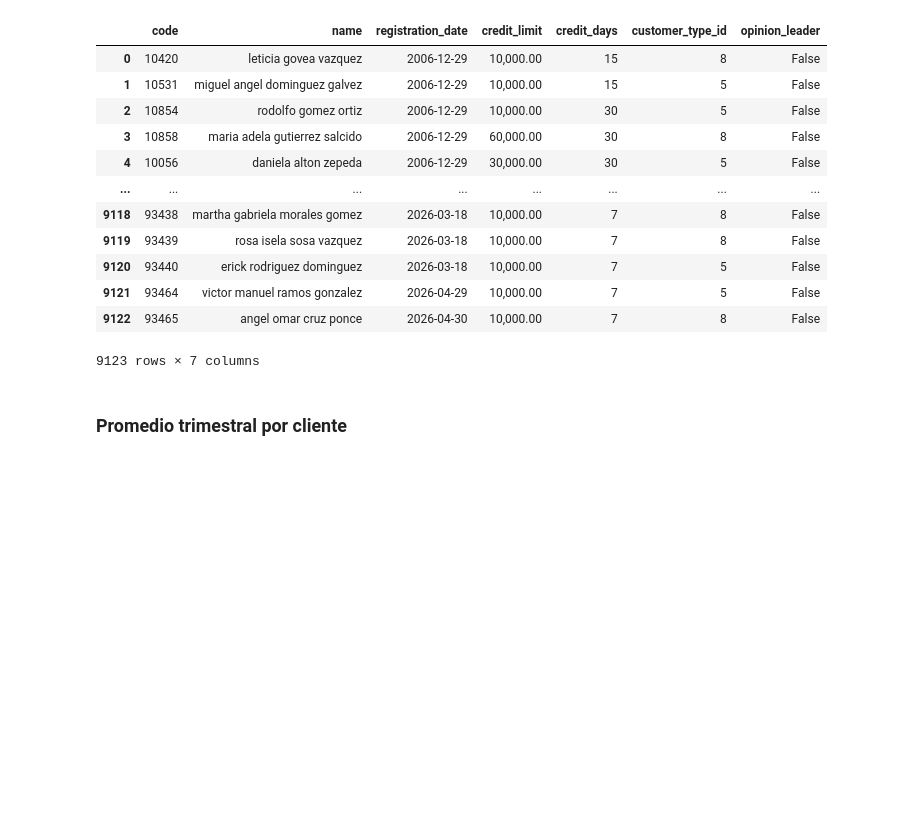
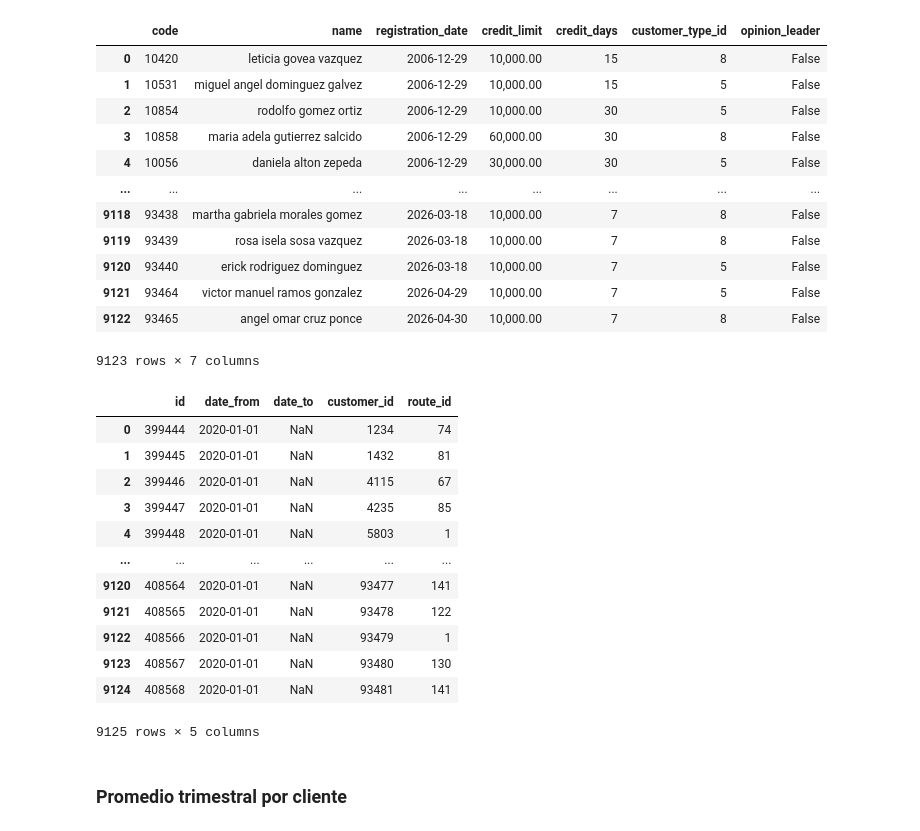
Before and after one commit to angelemmavelasco/kpis-para-creacion-de-estrategia-comercial, a Jupyter notebook: notebooks/main.ipynb, the cells around one changed output. Drawn from its saved outputs; the diff is of its cells as text; code cells hidden in the pictures; blank space fills up the shorter version.

```diff
--- a/notebooks/main.ipynb
+++ b/notebooks/main.ipynb
@@ -57,6 +60,23 @@ display(customers)
 | 9121 | 93464 | victor manuel ramos gonzalez | 2026-04-29 | 10,000.00 | 7 | 5 | False |
 | 9122 | 93465 | angel omar cruz ponce | 2026-04-30 | 10,000.00 | 7 | 8 | False |
 9123 rows × 7 columns
+# %%
+customer_assignments = pd.read_csv('../data/customers_assignments.csv')
+display(customer_assignments)
+# %% [output]
+|  | id | date_from | date_to | customer_id | route_id |
+| 0 | 399444 | 2020-01-01 | NaN | 1234 | 74 |
+| 1 | 399445 | 2020-01-01 | NaN | 1432 | 81 |
+| 2 | 399446 | 2020-01-01 | NaN | 4115 | 67 |
+| 3 | 399447 | 2020-01-01 | NaN | 4235 | 85 |
+| 4 | 399448 | 2020-01-01 | NaN | 5803 | 1 |
+| ... | ... | ... | ... | ... | ... |
+| 9120 | 408564 | 2020-01-01 | NaN | 93477 | 141 |
+| 9121 | 408565 | 2020-01-01 | NaN | 93478 | 122 |
+| 9122 | 408566 | 2020-01-01 | NaN | 93479 | 1 |
+| 9123 | 408567 | 2020-01-01 | NaN | 93480 | 130 |
+| 9124 | 408568 | 2020-01-01 | NaN | 93481 | 141 |
+9125 rows × 5 columns
 # %% [markdown]
 ### Promedio trimestral por cliente
 # %%
```
Also changed, not shown: parts of 9 cells of this notebook, 7 other files.
